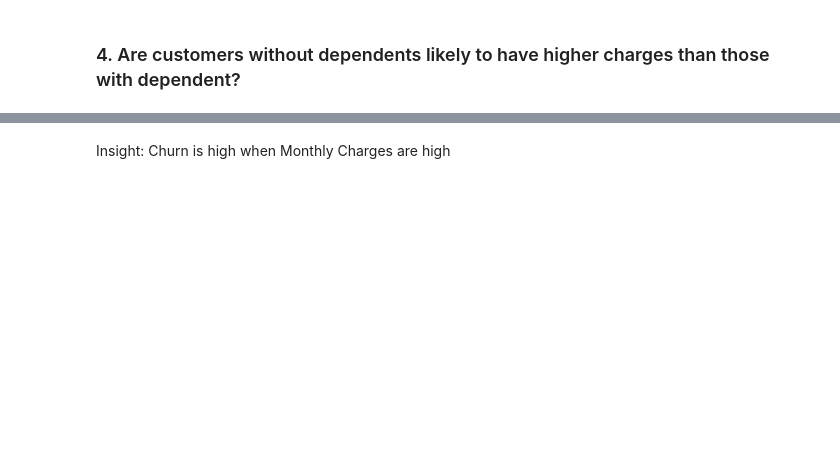
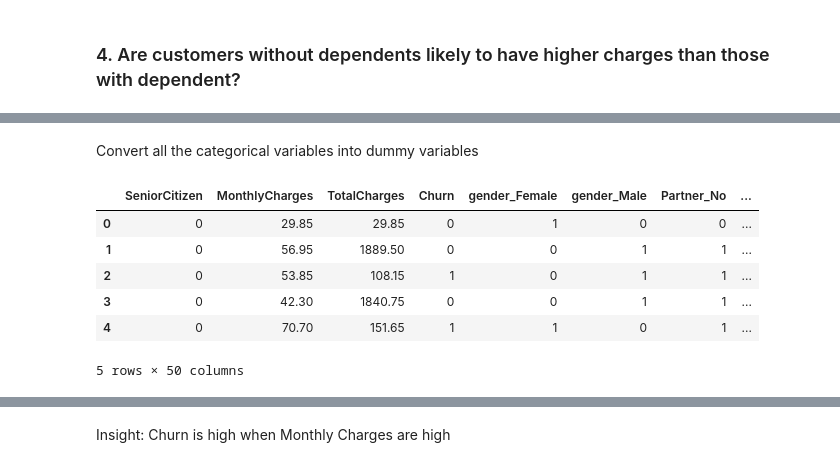
Before and after one commit to DeeeTeeee/Vodafone-Corporation---Classification-ML-Project, a Jupyter notebook: lp3.ipynb, the cells around one changed output, grey strips where cells are left out. Cells and saved outputs as stored; diff of their text form; code cells hidden in the pictures; blank space fills up the shorter version.

```diff
--- a/lp3.ipynb
+++ b/lp3.ipynb
@@ -507,6 +549,20 @@ fig.update_layout(title='Distribution of Total Charges by Dependents Status',
 fig.show()
 # %% [output]
 [interactive output not drawn]
+# %% [markdown]
+Convert all the categorical variables into dummy variables
+# %%
+data_dummies = pd.get_dummies(data)
+
+data_dummies.head()
+# %% [output]
+|  | SeniorCitizen | MonthlyCharges | TotalCharges | Churn | gender_Female | gender_Male | Partner_No | ... |
+| 0 | 0 | 29.85 | 29.85 | 0 | 1 | 0 | 0 | ... |
+| 1 | 0 | 56.95 | 1889.50 | 0 | 0 | 1 | 1 | ... |
+| 2 | 0 | 53.85 | 108.15 | 1 | 0 | 1 | 1 | ... |
+| 3 | 0 | 42.30 | 1840.75 | 0 | 0 | 1 | 1 | ... |
+| 4 | 0 | 70.70 | 151.65 | 1 | 1 | 0 | 1 | ... |
+5 rows × 50 columns
 # %%
 
 fig = px.scatter(data_frame=data_dummies, x='MonthlyCharges', y='TotalCharges',
```
Also changed, not shown: parts of 39 cells of this notebook.
